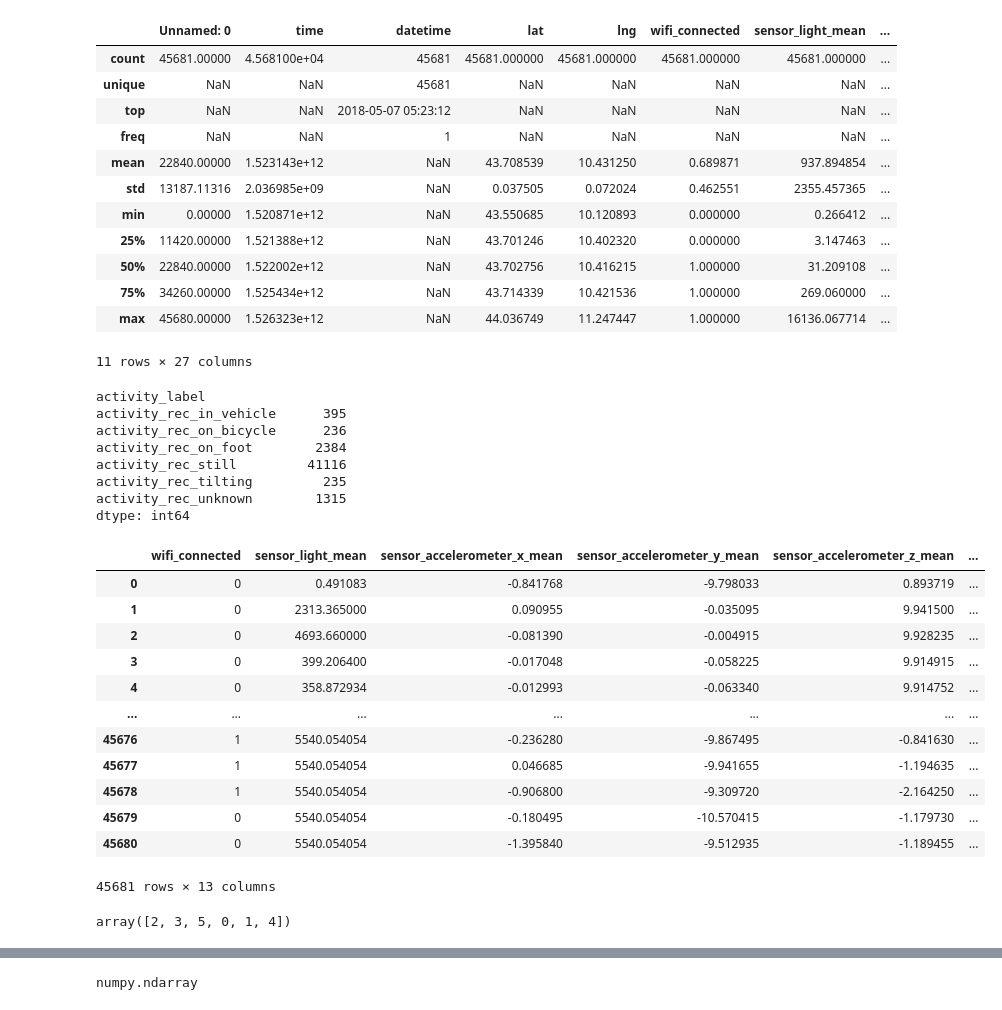
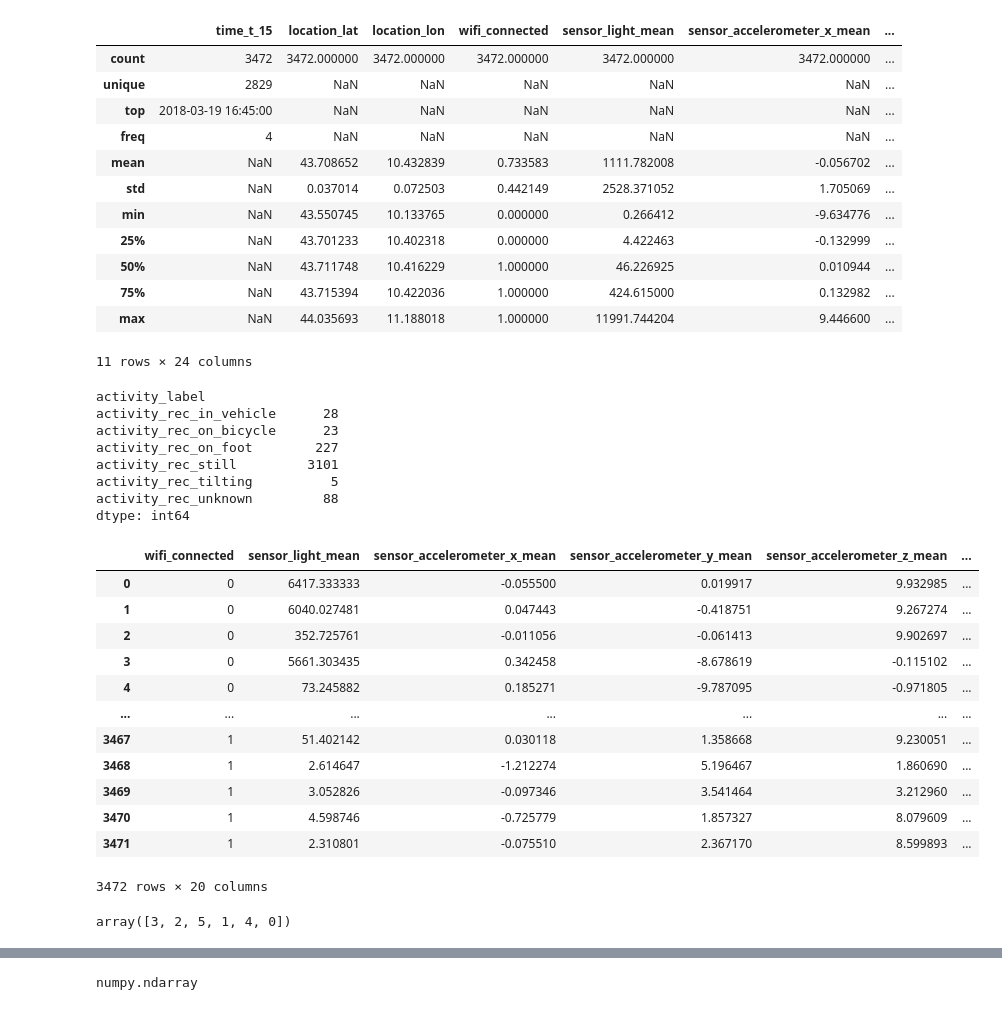
Before and after one commit to sandrynat/AmI_pdi_repo, a Jupyter notebook: Classificação Simples/SimpleClassification_V1_15min.ipynb, the cells around one changed output, grey strips where cells are left out. Saved outputs shown, nothing was run; the diff lists cells and outputs as text; code cells hidden in the pictures.

```diff
--- a/Classificação Simples/SimpleClassification_V1_15min.ipynb
+++ b/Classificação Simples/SimpleClassification_V1_15min.ipynb
@@ -6,6 +6,6 @@
 # %%
 import pandas as pd
 #A random file with trips
-df = pd.read_csv('context_dataset_v1_skm.csv')
+df = pd.read_csv('context_dataset_stage_15min.csv')
 df
 # %% [output]
@@ -44,0 +45,13 @@ memory usage: 9.4+ MB
+# %%
+from collections import Counter
+# Function to replace the label with the most repeated value
+def replace_with_most_repeated(label):
+    # Split the string into a list
+    activities = label.split(';')
+    # Find the most common activity
+    most_common_activity = Counter(activities).most_common(1)[0][0]
+    return most_common_activity
+
+# Apply the function to the 'label' column
+df['label'] = df['label'].apply(replace_with_most_repeated)
+df['activity_label'] = df['activity_label'].apply(replace_with_most_repeated)
@@ -45,52 +74,52 @@ memory usage: 9.4+ MB
 # %%
 df.describe(include="all")
 # %% [output]
-|  | Unnamed: 0 | time | datetime | lat | lng | wifi_connected | sensor_light_mean | ... |
-| count | 45681.00000 | 4.568100e+04 | 45681 | 45681.000000 | 45681.000000 | 45681.000000 | 45681.000000 | ... |
-| unique | NaN | NaN | 45681 | NaN | NaN | NaN | NaN | ... |
-| top | NaN | NaN | 2018-05-07 05:23:12 | NaN | NaN | NaN | NaN | ... |
-| freq | NaN | NaN | 1 | NaN | NaN | NaN | NaN | ... |
-| mean | 22840.00000 | 1.523143e+12 | NaN | 43.708539 | 10.431250 | 0.689871 | 937.894854 | ... |
-| std | 13187.11316 | 2.036985e+09 | NaN | 0.037505 | 0.072024 | 0.462551 | 2355.457365 | ... |
-| min | 0.00000 | 1.520871e+12 | NaN | 43.550685 | 10.120893 | 0.000000 | 0.266412 | ... |
-| 25% | 11420.00000 | 1.521388e+12 | NaN | 43.701246 | 10.402320 | 0.000000 | 3.147463 | ... |
-| 50% | 22840.00000 | 1.522002e+12 | NaN | 43.702756 | 10.416215 | 1.000000 | 31.209108 | ... |
-| 75% | 34260.00000 | 1.525434e+12 | NaN | 43.714339 | 10.421536 | 1.000000 | 269.060000 | ... |
-| max | 45680.00000 | 1.526323e+12 | NaN | 44.036749 | 11.247447 | 1.000000 | 16136.067714 | ... |
+|  | time_t_15 | location_lat | location_lon | wifi_connected | sensor_light_mean | sensor_accelerometer_x_mean | ... |
+| count | 3472 | 3472.000000 | 3472.000000 | 3472.000000 | 3472.000000 | 3472.000000 | ... |
+| unique | 2829 | NaN | NaN | NaN | NaN | NaN | ... |
+| top | 2018-03-19 16:45:00 | NaN | NaN | NaN | NaN | NaN | ... |
+| freq | 4 | NaN | NaN | NaN | NaN | NaN | ... |
+| mean | NaN | 43.708652 | 10.432839 | 0.733583 | 1111.782008 | -0.056702 | ... |
+| std | NaN | 0.037014 | 0.072503 | 0.442149 | 2528.371052 | 1.705069 | ... |
+| min | NaN | 43.550745 | 10.133765 | 0.000000 | 0.266412 | -9.634776 | ... |
+| 25% | NaN | 43.701233 | 10.402318 | 0.000000 | 4.422463 | -0.132999 | ... |
+| 50% | NaN | 43.711748 | 10.416229 | 1.000000 | 46.226925 | 0.010944 | ... |
+| 75% | NaN | 43.715394 | 10.422036 | 1.000000 | 424.615000 | 0.132982 | ... |
+| max | NaN | 44.035693 | 11.188018 | 1.000000 | 11991.744204 | 9.446600 | ... |
-11 rows × 27 columns
+11 rows × 24 columns
 # %%
 #View the distribution of the dataset by transport mode class
 print(df.groupby('activity_label').size())
 # %% [output]
 activity_label
-activity_rec_in_vehicle      395
-activity_rec_on_bicycle      236
-activity_rec_on_foot        2384
-activity_rec_still         41116
-activity_rec_tilting         235
-activity_rec_unknown        1315
+activity_rec_in_vehicle      28
+activity_rec_on_bicycle      23
+activity_rec_on_foot        227
+activity_rec_still         3101
+activity_rec_tilting          5
+activity_rec_unknown         88
 dtype: int64
 # %%
 #View the distribution of the dataset by purpose class (Não Temos!)
 #print(df.groupby('purpose').size())
 # %%
 #Eliminate unique/or almost unique columns
-df_final=df.drop(['time','lat','lng', 'datetime', 'uid','Unnamed: 0','sensor_linear_acc_x_mean','sensor_linear_acc_y_mean','sensor_linear_acc_z_mean','sensor_rotation_vec_x_mean','sensor_rotation_vec_y_mean','sensor_rotation_vec_z_mean','sensor_proximity_mean','trajectory_id'], axis=1)
+df_final=df.drop(['time_t_15','location_lat','location_lon', 'uid'], axis=1)
 df_final
 # %% [output]
 |  | wifi_connected | sensor_light_mean | sensor_accelerometer_x_mean | sensor_accelerometer_y_mean | sensor_accelerometer_z_mean | ... |
-| 0 | 0 | 0.491083 | -0.841768 | -9.798033 | 0.893719 | ... |
-| 1 | 0 | 2313.365000 | 0.090955 | -0.035095 | 9.941500 | ... |
-| 2 | 0 | 4693.660000 | -0.081390 | -0.004915 | 9.928235 | ... |
-| 3 | 0 | 399.206400 | -0.017048 | -0.058225 | 9.914915 | ... |
-| 4 | 0 | 358.872934 | -0.012993 | -0.063340 | 9.914752 | ... |
+| 0 | 0 | 6417.333333 | -0.055500 | 0.019917 | 9.932985 | ... |
+| 1 | 0 | 6040.027481 | 0.047443 | -0.418751 | 9.267274 | ... |
+| 2 | 0 | 352.725761 | -0.011056 | -0.061413 | 9.902697 | ... |
+| 3 | 0 | 5661.303435 | 0.342458 | -8.678619 | -0.115102 | ... |
+| 4 | 0 | 73.245882 | 0.185271 | -9.787095 | -0.971805 | ... |
 | ... | ... | ... | ... | ... | ... | ... |
-| 45676 | 1 | 5540.054054 | -0.236280 | -9.867495 | -0.841630 | ... |
-| 45677 | 1 | 5540.054054 | 0.046685 | -9.941655 | -1.194635 | ... |
-| 45678 | 1 | 5540.054054 | -0.906800 | -9.309720 | -2.164250 | ... |
-| 45679 | 0 | 5540.054054 | -0.180495 | -10.570415 | -1.179730 | ... |
-| 45680 | 0 | 5540.054054 | -1.395840 | -9.512935 | -1.189455 | ... |
+| 3467 | 1 | 51.402142 | 0.030118 | 1.358668 | 9.230051 | ... |
+| 3468 | 1 | 2.614647 | -1.212274 | 5.196467 | 1.860690 | ... |
+| 3469 | 1 | 3.052826 | -0.097346 | 3.541464 | 3.212960 | ... |
+| 3470 | 1 | 4.598746 | -0.725779 | 1.857327 | 8.079609 | ... |
+| 3471 | 1 | 2.310801 | -0.075510 | 2.367170 | 8.599893 | ... |
-45681 rows × 13 columns
+3472 rows × 20 columns
 # %%
 #Simple Label encoding
 #Import label encoder
@@ -103,7 +132,7 @@ df_final['activity_label']= label_encoder.fit_transform(df_final['activity_label
 
 df_final['activity_label'].unique()
 # %% [output]
-array([2, 3, 5, 0, 1, 4])
+array([3, 2, 5, 1, 4, 0])
 # %%
 # Encode labels in column 'label'.
 df_final['label']= label_encoder.fit_transform(df_final['label'])
```
Also changed, not shown: parts of 9 cells of this notebook, 2 other files.
